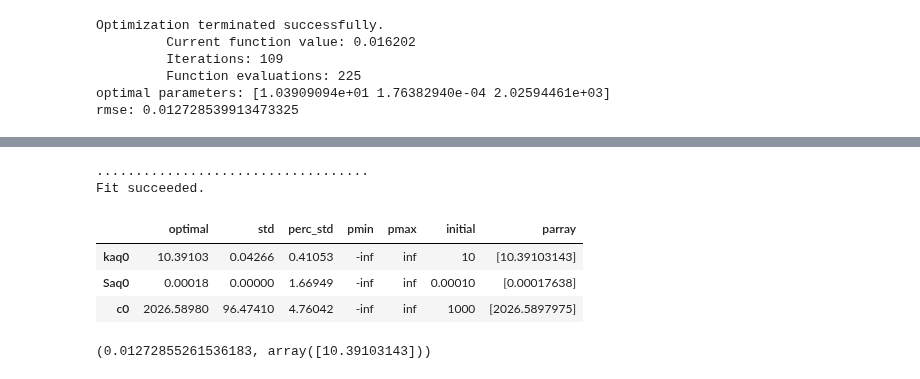
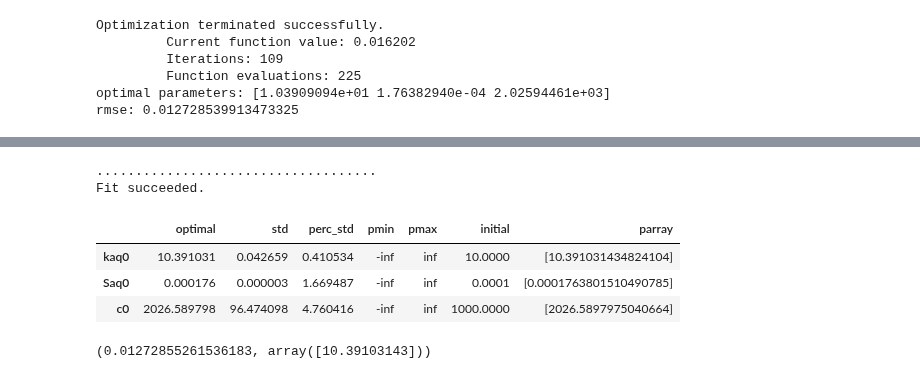
Before and after one commit to mbakker7/ttim, a Jupyter notebook: notebooks/aem_ttim_sol.ipynb, the cells around one changed output, grey strips where cells are left out. Drawn from its saved outputs; the diff is of its cells as text; code cells hidden in the pictures.

```diff
--- a/notebooks/aem_ttim_sol.ipynb
+++ b/notebooks/aem_ttim_sol.ipynb
@@ -135,18 +135,18 @@ ml.solve(silent=True)
 # %%
 cal = Calibrate(ml)
 cal.set_parameter(name='kaq0', initial=10)
 cal.set_parameter(name='Saq0', initial=1e-4)
 cal.set_parameter(name='c0', initial=1000)
 cal.series(name='obs1', x=10, y=0, layer=0, t=to, h=ho)
 cal.fit(report=False)
-cal.parameters.style.set_precision(5)
+cal.parameters
 # %% [output]
-...................................
+....................................
 Fit succeeded.
 |  | optimal | std | perc_std | pmin | pmax | initial | parray |
-| kaq0 | 10.39103 | 0.04266 | 0.41053 | -inf | inf | 10 | [10.39103143] |
-| Saq0 | 0.00018 | 0.00000 | 1.66949 | -inf | inf | 0.00010 | [0.00017638] |
-| c0 | 2026.58980 | 96.47410 | 4.76042 | -inf | inf | 1000 | [2026.5897975] |
+| kaq0 | 10.391031 | 0.042659 | 0.410534 | -inf | inf | 10.0000 | [10.391031434824104] |
+| Saq0 | 0.000176 | 0.000003 | 1.669487 | -inf | inf | 0.0001 | [0.0001763801510490785] |
+| c0 | 2026.589798 | 96.474098 | 4.760416 | -inf | inf | 1000.0000 | [2026.5897975040664] |
 # %%
 cal.rmse(), ml.aq.kaq
 # %% [output]
```
Also changed, not shown: parts of 6 cells of this notebook.
